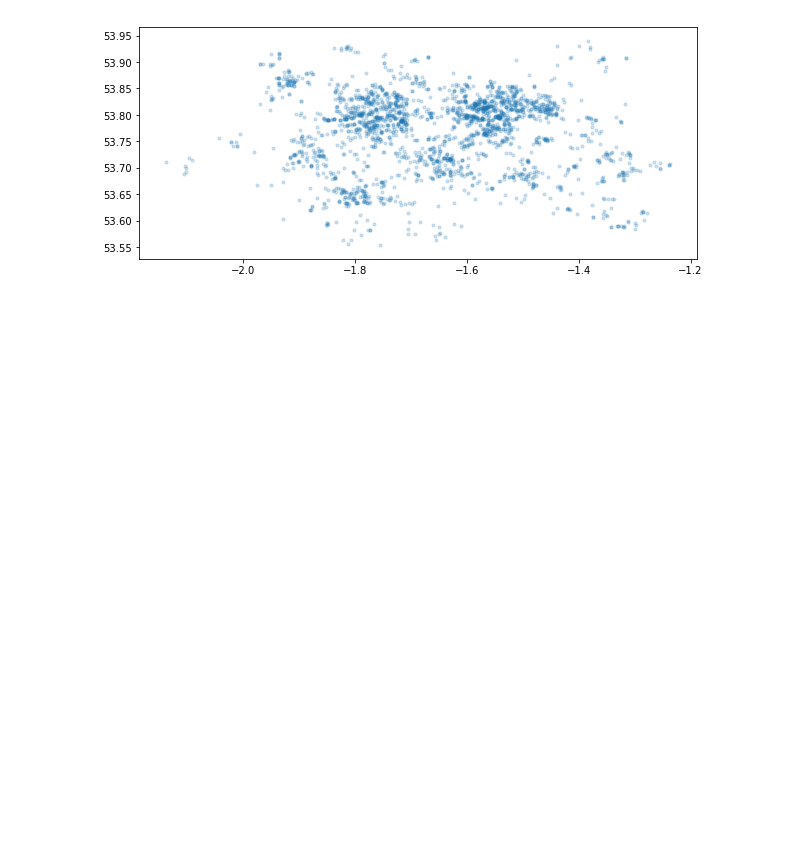
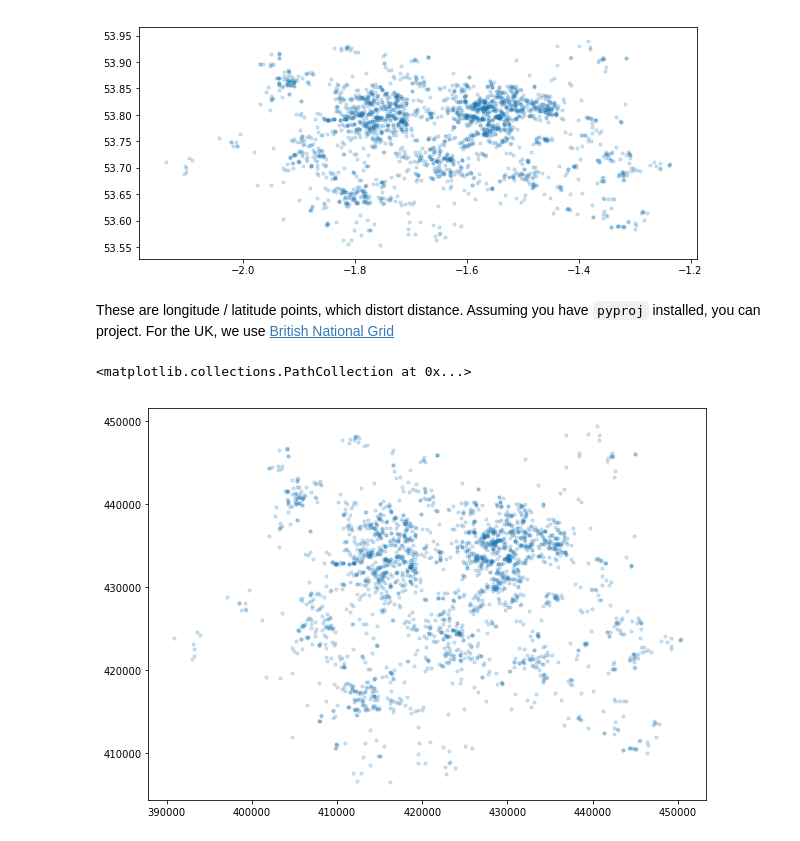
Before and after one commit to QuantCrimAtLeeds/PredictCode, a Jupyter notebook: Example Data Sets.ipynb, the cells around one changed output. Cells and saved outputs as stored; diff of their text form; code cells hidden in the pictures; blank space fills up the shorter version.

Commit message:
Add map projection code

```diff
--- a/Example Data Sets.ipynb
+++ b/Example Data Sets.ipynb
@@ -72,3 +72,5 @@ ax.scatter(points.xcoords, points.ycoords, s=10, alpha=0.2)
 # %% [output]
 <matplotlib.collections.PathCollection at 0x...>
 [figure]
+# %% [markdown]
+These are longitude / latitude points, which distort distance.  Assuming you have `pyproj` installed, you can project.  For the UK, we use [British National Grid](http://www.spatialreference.org/ref/epsg/osgb36-british-national-grid-odn-height/)
@@ -74,0 +79,10 @@ ax.scatter(points.xcoords, points.ycoords, s=10, alpha=0.2)
+# %%
+projected_points = open_cp.data.points_from_lon_lat(points, epsg=7405)
+# %%
+bbox = projected_points.bounding_box()
+
+fig, ax = plt.subplots(figsize=(10, 10 * bbox.aspect_ratio))
+ax.scatter(projected_points.xcoords, projected_points.ycoords, s=10, alpha=0.2)
+# %% [output]
+<matplotlib.collections.PathCollection at 0x...>
+[figure, added]
```
Also changed, not shown: parts of 1 cell of this notebook, 3 other files.
